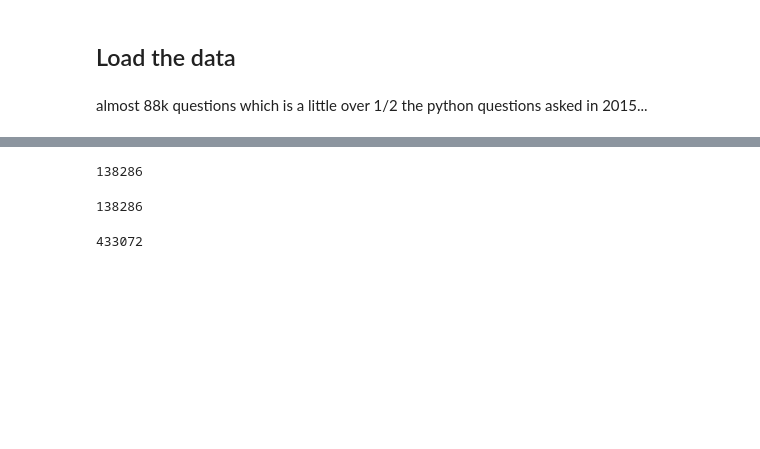
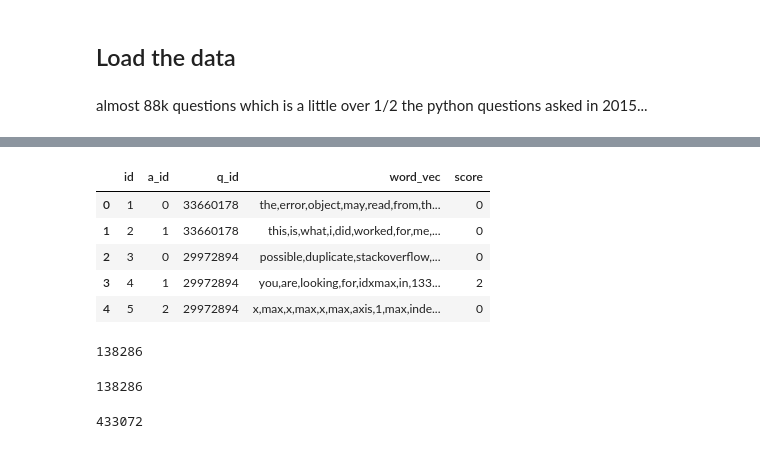
Before and after one commit to dvatterott/stackex_sum, a Jupyter notebook: Modeling/Classifying_Answers_Distributions.ipynb, the cells around one changed output, grey strips where cells are left out. Cells and saved outputs as stored; diff of their text form; code cells hidden in the pictures; blank space fills up the shorter version.

```diff
--- a/Modeling/Classifying_Answers_Distributions.ipynb
+++ b/Modeling/Classifying_Answers_Distributions.ipynb
@@ -38,11 +38,20 @@ question_df.head()
 # %%
-#sql_query = 'SELECT * FROM question_table;'
-#question_df = pd.read_sql_query(sql_query,con)
-#question_df.to_csv('question_db.csv')
+sql_query = 'SELECT * FROM question_table;'
+question_df = pd.read_sql_query(sql_query,con)
+question_df.to_csv('question_db.csv')
 
-#sql_query = 'SELECT * FROM answer_table;'
-#question_df = pd.read_sql_query(sql_query,con)
-#question_df.to_csv('answer_db.csv')
+sql_query = 'SELECT * FROM answer_table;'
+question_df = pd.read_sql_query(sql_query,con)
+question_df.to_csv('answer_db.csv')
+# %%
+question_df.head()
+# %% [output]
+|  | id | a_id | q_id | word_vec | score |
+| 0 | 1 | 0 | 33660178 | the,error,object,may,read,from,th... | 0 |
+| 1 | 2 | 1 | 33660178 | this,is,what,i,did,worked,for,me,... | 0 |
+| 2 | 3 | 0 | 29972894 | possible,duplicate,stackoverflow,... | 0 |
+| 3 | 4 | 1 | 29972894 | you,are,looking,for,idxmax,in,133... | 2 |
+| 4 | 5 | 2 | 29972894 | x,max,x,max,x,max,axis,1,max,inde... | 0 |
 # %%
 len(question_df)
 # %% [output]
```
Also changed, not shown: parts of 1 cell of this notebook, 6 other files.
